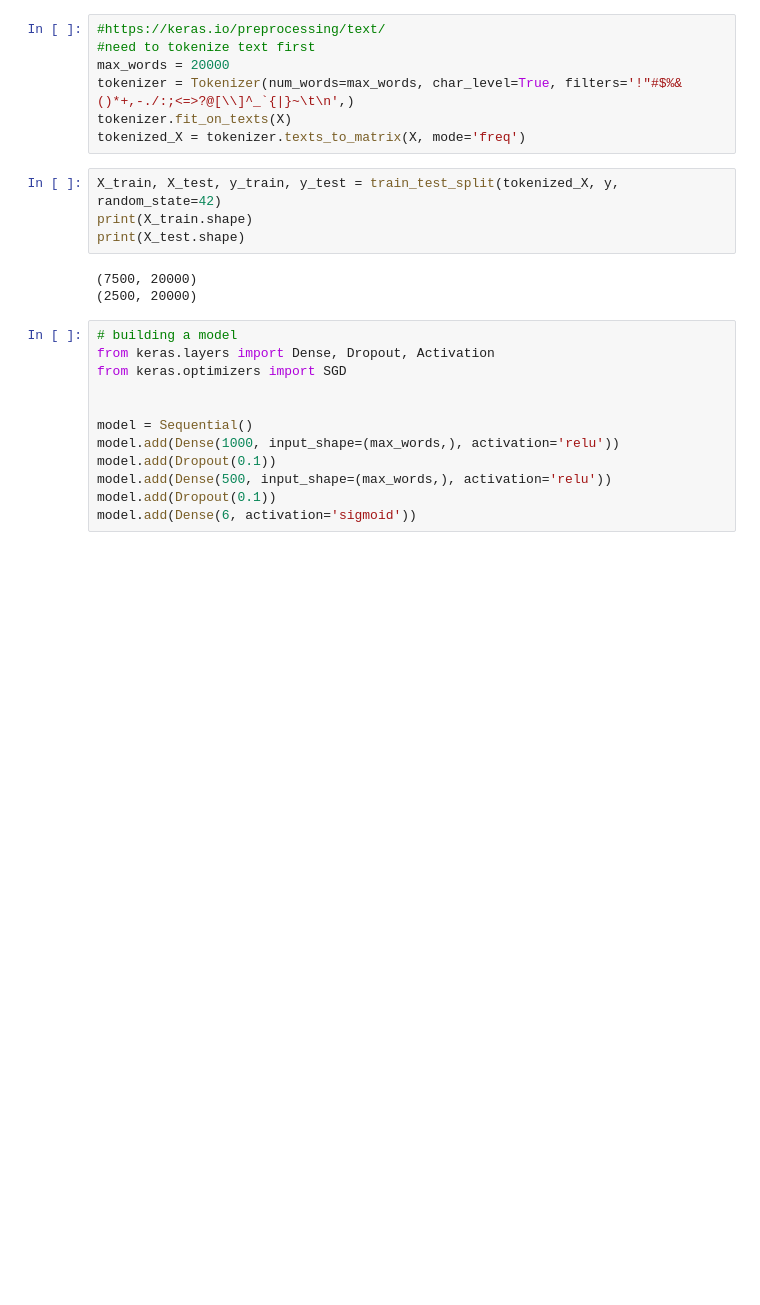
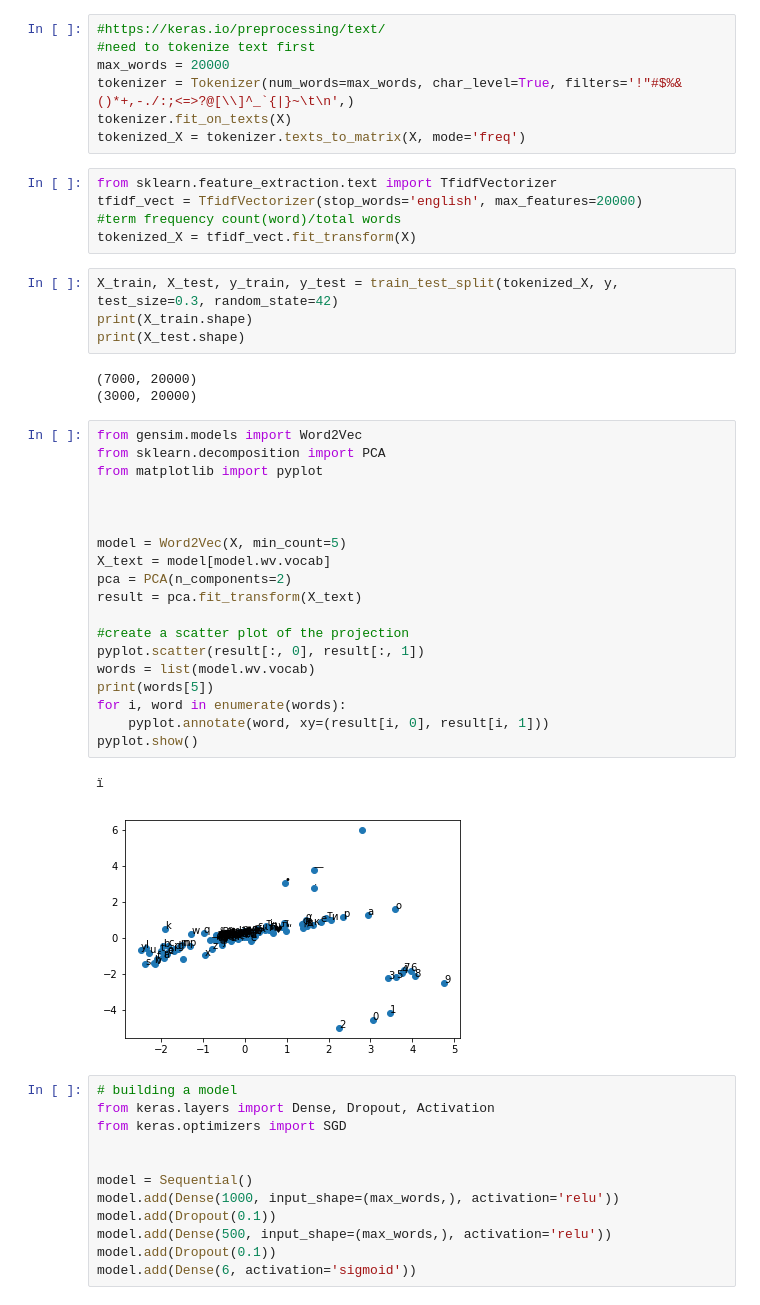
Before and after one commit to zxenia/textclf, a Jupyter notebook: Toxic with Keras.ipynb, the cells around one changed output. Drawn from its saved outputs; the diff is of its cells as text; blank space fills up the shorter version.

```diff
--- a/Toxic with Keras.ipynb
+++ b/Toxic with Keras.ipynb
@@ -40,13 +45,40 @@ max_words = 20000
 tokenizer = Tokenizer(num_words=max_words, char_level=True, filters='!"#$%&()*+,-./:;<=>?@[\\]^_`{|}~\t\n',)
 tokenizer.fit_on_texts(X)
 tokenized_X = tokenizer.texts_to_matrix(X, mode='freq')
+# %%
+from sklearn.feature_extraction.text import TfidfVectorizer
+tfidf_vect = TfidfVectorizer(stop_words='english', max_features=20000)
+#term frequency count(word)/total words
+tokenized_X = tfidf_vect.fit_transform(X)
 # %%
-X_train, X_test, y_train, y_test = train_test_split(tokenized_X, y, random_state=42)
+X_train, X_test, y_train, y_test = train_test_split(tokenized_X, y, test_size=0.3, random_state=42)
 print(X_train.shape)
 print(X_test.shape)
 # %% [output]
-(7500, 20000)
-(2500, 20000)
+(7000, 20000)
+(3000, 20000)
+# %%
+from gensim.models import Word2Vec
+from sklearn.decomposition import PCA
+from matplotlib import pyplot
+
+
+
+model = Word2Vec(X, min_count=5)
+X_text = model[model.wv.vocab]
+pca = PCA(n_components=2)
+result = pca.fit_transform(X_text)
+
+#create a scatter plot of the projection
+pyplot.scatter(result[:, 0], result[:, 1])
+words = list(model.wv.vocab)
+print(words[5])
+for i, word in enumerate(words):
+    pyplot.annotate(word, xy=(result[i, 0], result[i, 1]))
+pyplot.show()
+# %% [output]
+ï
+[figure, added]
 # %%
 # building a model
 from keras.layers import Dense, Dropout, Activation
```
Also changed, not shown: parts of 11 cells of this notebook.
